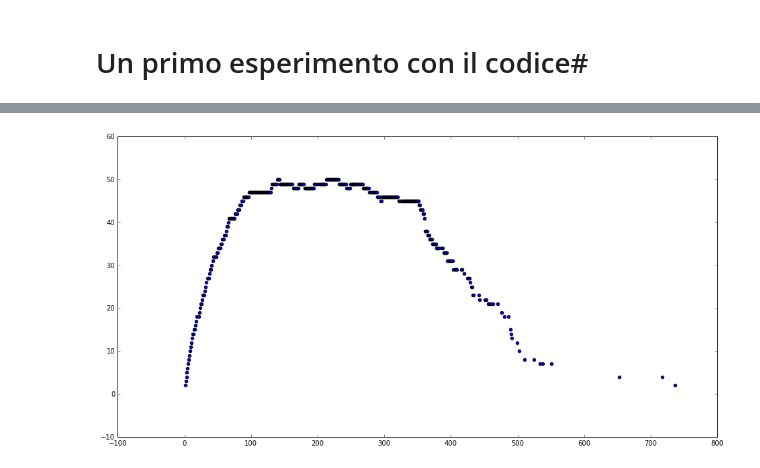
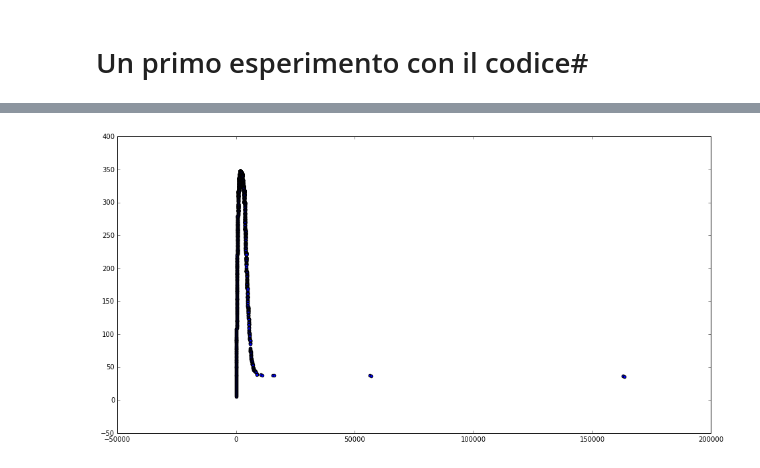
Before and after one commit to losardor/tesiLaurea, a Jupyter notebook: NG_losardo.ipynb, the cells around one changed output, grey strips where cells are left out. Cells and saved outputs as stored; diff of their text form; code cells hidden in the pictures.

```diff
--- a/NG_losardo.ipynb
+++ b/NG_losardo.ipynb
@@ -14,6 +15,6 @@ from Game import Play
 %matplotlib inline
 # %%
 print "# GAME:"
-folk = Folk(100,BARABASI)
+folk = Folk(1000,GRIDONMAP)
 # %% [output]
 # GAME:
@@ -21,5 +28,5 @@ folk = Folk(100,BARABASI)
 # %%
-Play(folk,1000000)
+Play(folk,10000000)
 #print folk
 # %% [output]
-[figure, old version]
+[figure, new version]
```
Also changed, not shown: parts of 2 cells of this notebook, 8 other files.
